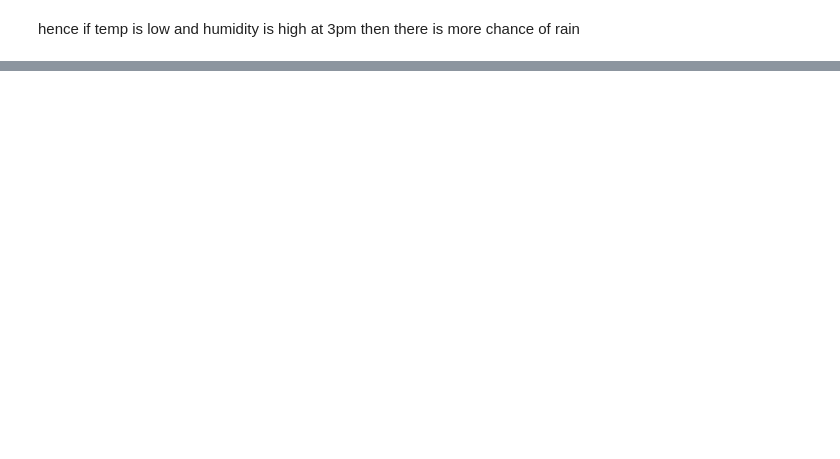
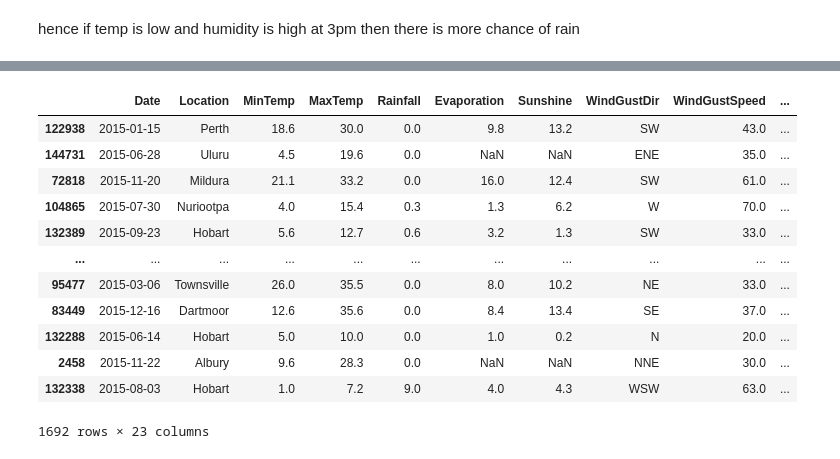
Before and after one commit to 404saugat404/sklearn, a Jupyter notebook: logistic regression/logistic_regression.ipynb, the cells around one changed output, grey strips where cells are left out. Cells and saved outputs as stored; diff of their text form; code cells hidden in the pictures; blank space fills up the shorter version.

```diff
--- a/logistic regression/logistic_regression.ipynb
+++ b/logistic regression/logistic_regression.ipynb
@@ -103,0 +168,16 @@ hence if temp is low and humidity is high at 3pm then there is more chance of ra
+# %%
+validation_df
+# %% [output]
+|  | Date | Location | MinTemp | MaxTemp | Rainfall | Evaporation | Sunshine | WindGustDir | WindGustSpeed | ... |
+| 122938 | 2015-01-15 | Perth | 18.6 | 30.0 | 0.0 | 9.8 | 13.2 | SW | 43.0 | ... |
+| 144731 | 2015-06-28 | Uluru | 4.5 | 19.6 | 0.0 | NaN | NaN | ENE | 35.0 | ... |
+| 72818 | 2015-11-20 | Mildura | 21.1 | 33.2 | 0.0 | 16.0 | 12.4 | SW | 61.0 | ... |
+| 104865 | 2015-07-30 | Nuriootpa | 4.0 | 15.4 | 0.3 | 1.3 | 6.2 | W | 70.0 | ... |
+| 132389 | 2015-09-23 | Hobart | 5.6 | 12.7 | 0.6 | 3.2 | 1.3 | SW | 33.0 | ... |
+| ... | ... | ... | ... | ... | ... | ... | ... | ... | ... | ... |
+| 95477 | 2015-03-06 | Townsville | 26.0 | 35.5 | 0.0 | 8.0 | 10.2 | NE | 33.0 | ... |
+| 83449 | 2015-12-16 | Dartmoor | 12.6 | 35.6 | 0.0 | 8.4 | 13.4 | SE | 37.0 | ... |
+| 132288 | 2015-06-14 | Hobart | 5.0 | 10.0 | 0.0 | 1.0 | 0.2 | N | 20.0 | ... |
+| 2458 | 2015-11-22 | Albury | 9.6 | 28.3 | 0.0 | NaN | NaN | NNE | 30.0 | ... |
+| 132338 | 2015-08-03 | Hobart | 1.0 | 7.2 | 9.0 | 4.0 | 4.3 | WSW | 63.0 | ... |
+1692 rows × 23 columns
```
Also changed, not shown: parts of 10 cells of this notebook.
